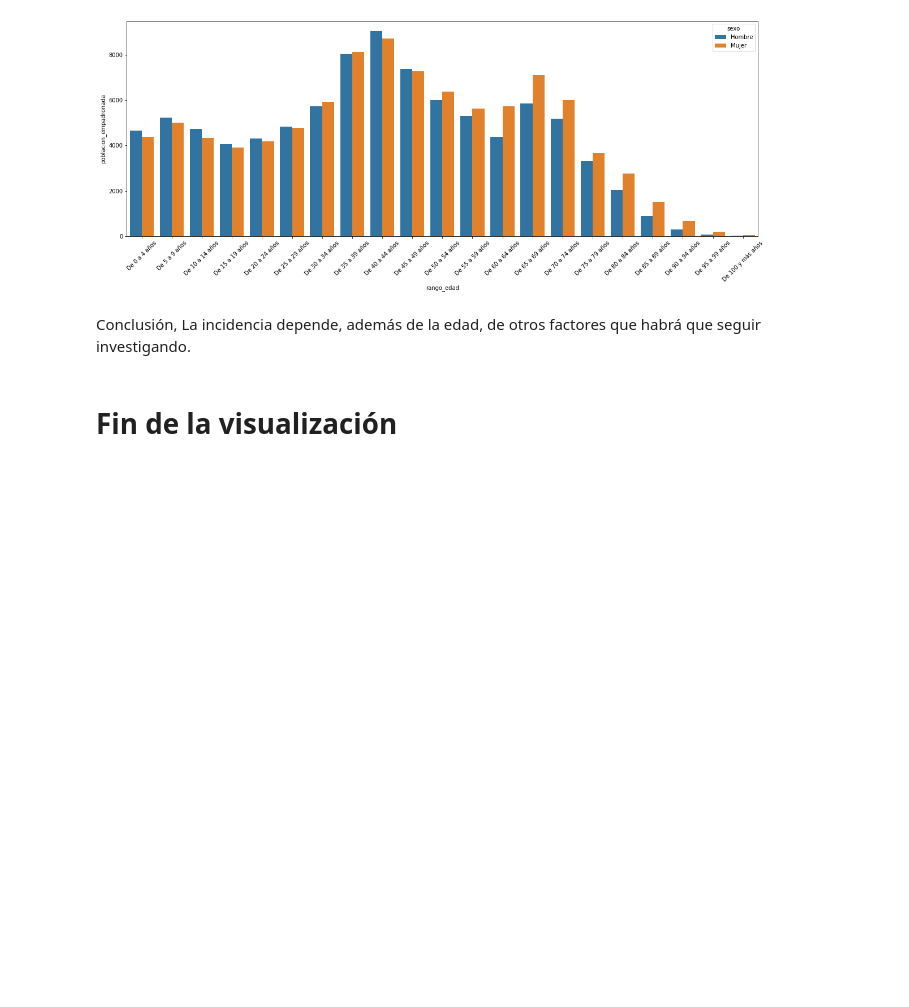
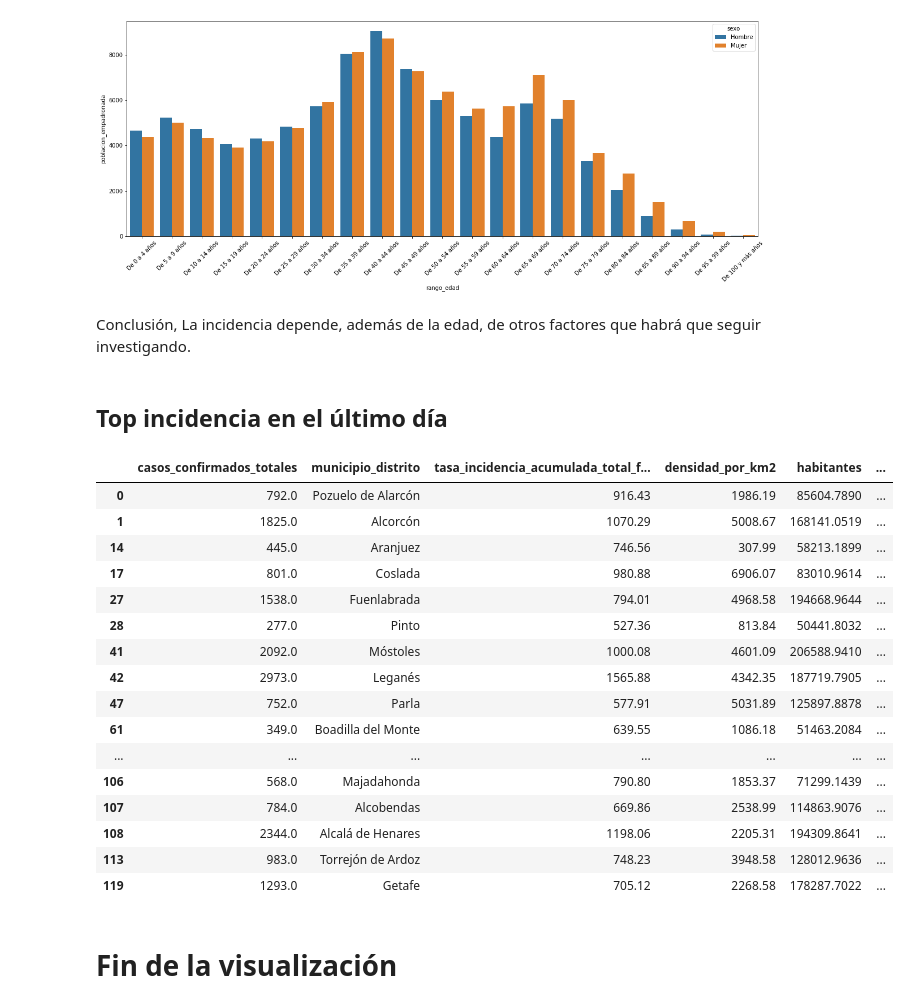
Before and after one commit to giorbernal/covidmadrid, a Jupyter notebook: notebooks/CovidMadrid.ipynb, the cells around one changed output. Saved outputs shown, nothing was run; the diff lists cells and outputs as text; code cells hidden in the pictures; blank space fills up the shorter version.

Commit message:
update and total and top CAM information added

```diff
--- a/notebooks/CovidMadrid.ipynb
+++ b/notebooks/CovidMadrid.ipynb
@@ -106,5 +106,27 @@ showPopulationAgeProfile(df_age_profile,'Leganés')
 [figure]
 # %% [markdown]
 Conclusión, La incidencia depende, además de la edad, de otros factores que habrá que seguir investigando.
+# %% [markdown]
+## Top incidencia en el último día
+# %%
+df_completed_cities
+# %% [output]
+|  | casos_confirmados_totales | municipio_distrito | tasa_incidencia_acumulada_total_f... | densidad_por_km2 | habitantes | ... |
+| 0 | 792.0 | Pozuelo de Alarcón | 916.43 | 1986.19 | 85604.7890 | ... |
+| 1 | 1825.0 | Alcorcón | 1070.29 | 5008.67 | 168141.0519 | ... |
+| 14 | 445.0 | Aranjuez | 746.56 | 307.99 | 58213.1899 | ... |
+| 17 | 801.0 | Coslada | 980.88 | 6906.07 | 83010.9614 | ... |
+| 27 | 1538.0 | Fuenlabrada | 794.01 | 4968.58 | 194668.9644 | ... |
+| 28 | 277.0 | Pinto | 527.36 | 813.84 | 50441.8032 | ... |
+| 41 | 2092.0 | Móstoles | 1000.08 | 4601.09 | 206588.9410 | ... |
+| 42 | 2973.0 | Leganés | 1565.88 | 4342.35 | 187719.7905 | ... |
+| 47 | 752.0 | Parla | 577.91 | 5031.89 | 125897.8878 | ... |
+| 61 | 349.0 | Boadilla del Monte | 639.55 | 1086.18 | 51463.2084 | ... |
+| ... | ... | ... | ... | ... | ... | ... |
+| 106 | 568.0 | Majadahonda | 790.80 | 1853.37 | 71299.1439 | ... |
+| 107 | 784.0 | Alcobendas | 669.86 | 2538.99 | 114863.9076 | ... |
+| 108 | 2344.0 | Alcalá de Henares | 1198.06 | 2205.31 | 194309.8641 | ... |
+| 113 | 983.0 | Torrejón de Ardoz | 748.23 | 3948.58 | 128012.9636 | ... |
+| 119 | 1293.0 | Getafe | 705.12 | 2268.58 | 178287.7022 | ... |
 # %% [markdown]
 # Fin de la visualización
```
Also changed, not shown: parts of 5 cells of this notebook, 5 other files.
